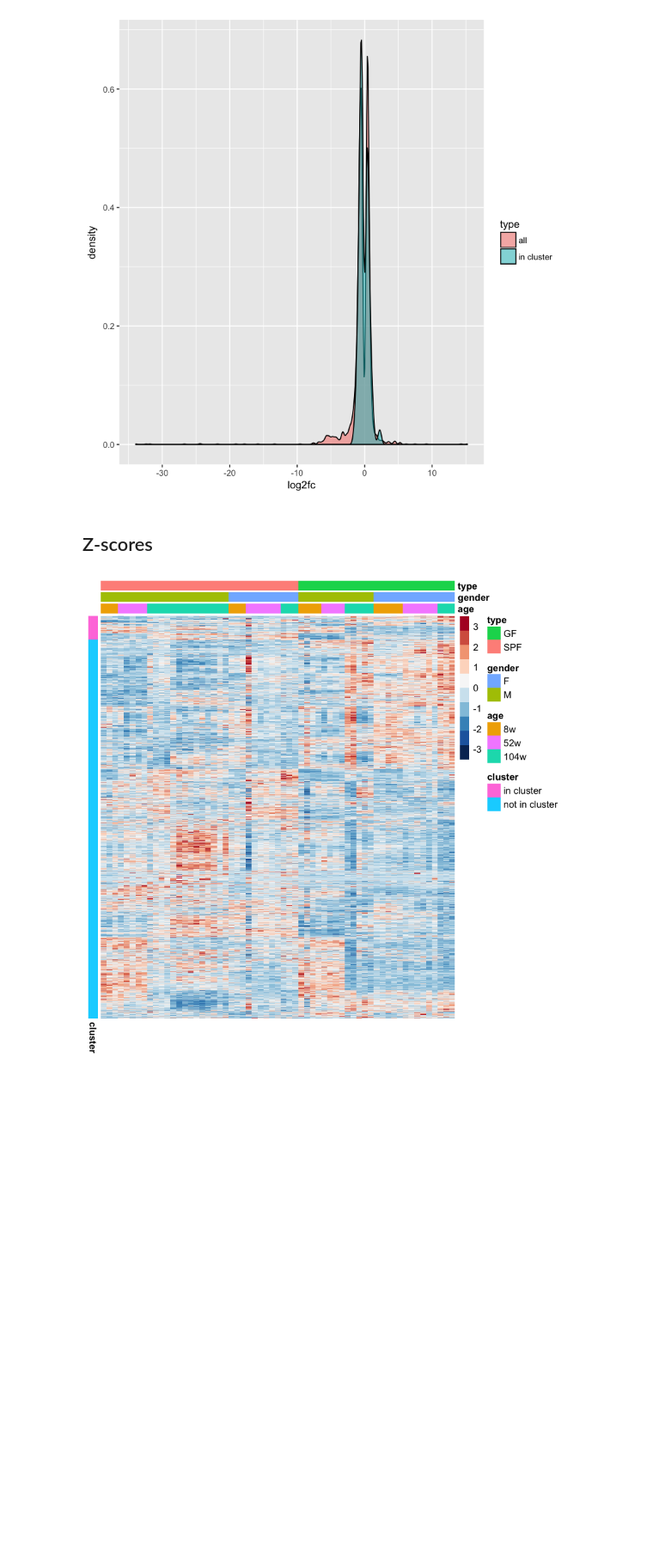
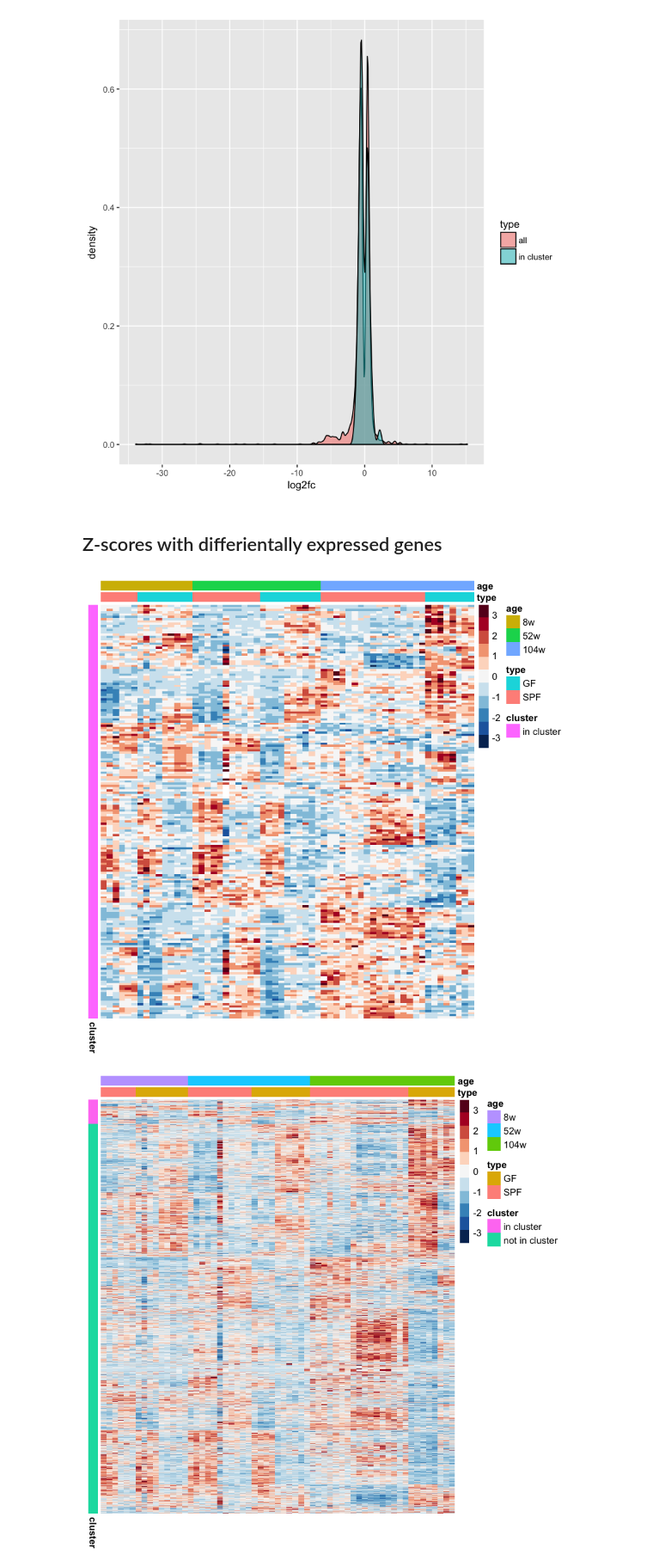
Before and after one commit to anuprulez/amma, a Jupyter notebook: src/homeostatic_core_signature_genes.ipynb, the cells around one changed output. Shown at 86% size. Drawn from its saved outputs; the diff is of its cells as text; code cells hidden in the pictures; blank space fills up the shorter version.

Commit message:
Update heatmaps for modules and homeostatic cluster and export to PDF

```diff
--- a/src/homeostatic_core_signature_genes.ipynb
+++ b/src/homeostatic_core_signature_genes.ipynb
@@ -219,41 +219,52 @@ ggplot(GF_vs_SPF_104w_data, aes(x = log2fc, fill = type)) + geom_density(alpha =
 # %% [output]
 [figure]
 # %% [markdown]
-## Z-scores
+## Z-scores with differientally expressed genes
+# %%
+col_order = c(grep("SPF_8w_+", colnames(z_scores), perl=TRUE, value=TRUE),
+              grep("GF_8w_+", colnames(z_scores), perl=TRUE, value=TRUE),
+
+              grep("SPF_52w_+", colnames(z_scores), perl=TRUE, value=TRUE),
+              grep("GF_52w_+", colnames(z_scores), perl=TRUE, value=TRUE),
+
+              grep("SPF_104w_+", colnames(z_scores), perl=TRUE, value=TRUE),
+              grep("GF_104w_+", colnames(z_scores), perl=TRUE, value=TRUE))
+annot_col = as.data.frame(metadata[, c("type", "age")])
+annot_col$age = factor(annot_col$age,c("8w", "52w", "104w"))
 # %%
 cluster_data = z_scores[cluster_genes,]
 cluster_hc = hclust(dist(cluster_data), method = "complete")
 non_cluster_data = z_scores[non_cluster_genes,]
 non_cluster_hc = hclust(dist(non_cluster_data), method = "complete")
-gene_order = c(cluster_genes[cluster_hc$order], non_cluster_genes[non_cluster_hc$order])
 
-col_order = c(grep("SPF_8w_M_+", colnames(z_scores), perl=TRUE, value=TRUE),
-                  grep("SPF_52w_M_+", colnames(z_scores), perl=TRUE, value=TRUE),
-                  grep("SPF_104w_M_+", colnames(z_scores), perl=TRUE, value=TRUE),
-                  grep("SPF_8w_F_+", colnames(z_scores), perl=TRUE, value=TRUE),
-                  grep("SPF_52w_F_+", colnames(z_scores), perl=TRUE, value=TRUE),
-                  grep("SPF_104w_F_+", colnames(z_scores), perl=TRUE, value=TRUE),
-                  grep("GF_8w_M_+", colnames(z_scores), perl=TRUE, value=TRUE),
-                  grep("GF_52w_M_+", colnames(z_scores), perl=TRUE, value=TRUE),
-                  grep("GF_104w_M_+", colnames(z_scores), perl=TRUE, value=TRUE),
-                  grep("GF_8w_F_+", colnames(z_scores), perl=TRUE, value=TRUE),
-                  grep("GF_52w_F_+", colnames(z_scores), perl=TRUE, value=TRUE),
-                  grep("GF_104w_F_+", colnames(z_scores), perl=TRUE, value=TRUE))
-annot_col = as.data.frame(metadata[, c("age","gender", "type")])
-annot_col$age = factor(annot_col$age,c("8w", "52w", "104w"))
+cluster_gene_order = cluster_genes[cluster_hc$order]
+non_cluster_gene_order = non_cluster_genes[non_cluster_hc$order]
+gene_order = c(cluster_gene_order, non_cluster_gene_order)
 
 annot_row = data.frame(cluster = c(rep("in cluster", length(cluster_genes)), rep("not in cluster", length(non_cluster_genes))))
 rownames(annot_row) = c(gene_order)
+
+pheatmap(z_scores[cluster_gene_order, col_order],
+            cluster_rows=F,
+            cluster_cols=F,
+            show_rownames=F,
+            show_colnames=F,
+            annotation_col=annot_col,
+            annotation_row=annot_row,
+            annotation_colors = NULL,
+            color=rev(brewer.pal(11, "RdBu")),
+            breaks=seq(-3.5, 3.5, length=12))
 
 pheatmap(z_scores[gene_order, col_order],
             cluster_rows=F,
             cluster_cols=F,
             show_rownames=F,
             show_colnames=F,
             annotation_col=annot_col,
             annotation_row=annot_row,
             annotation_colors = NULL,
             color=rev(brewer.pal(11, "RdBu")),
-            breaks=seq(-3.5, 3.5, length=11))
+            breaks=seq(-3.5, 3.5, length=12))
 # %% [output]
-[figure, old version]
+[figure, new version]
+[figure, added]
```
Also changed, not shown: parts of 12 cells of this notebook, 27 other files.
